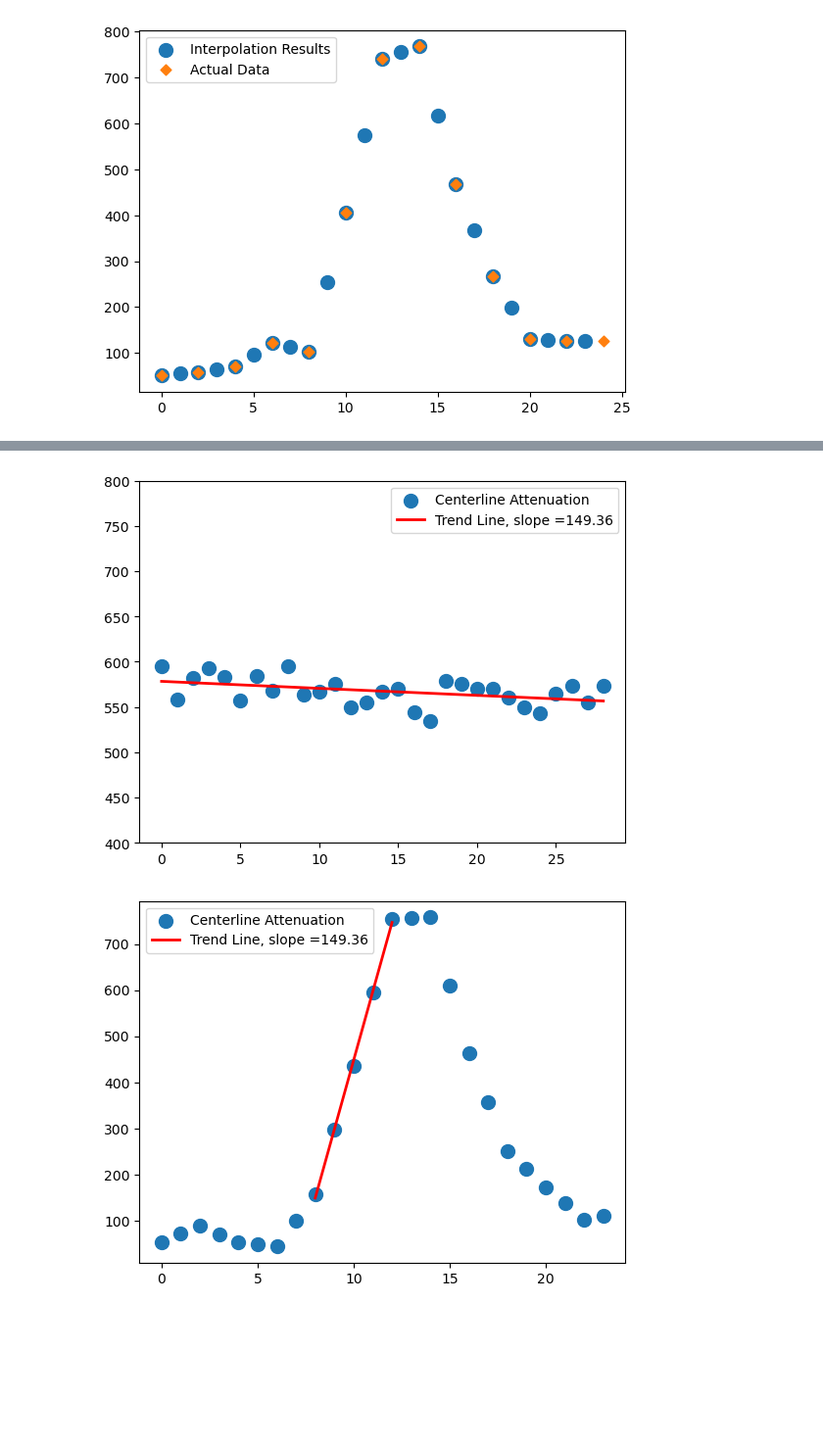
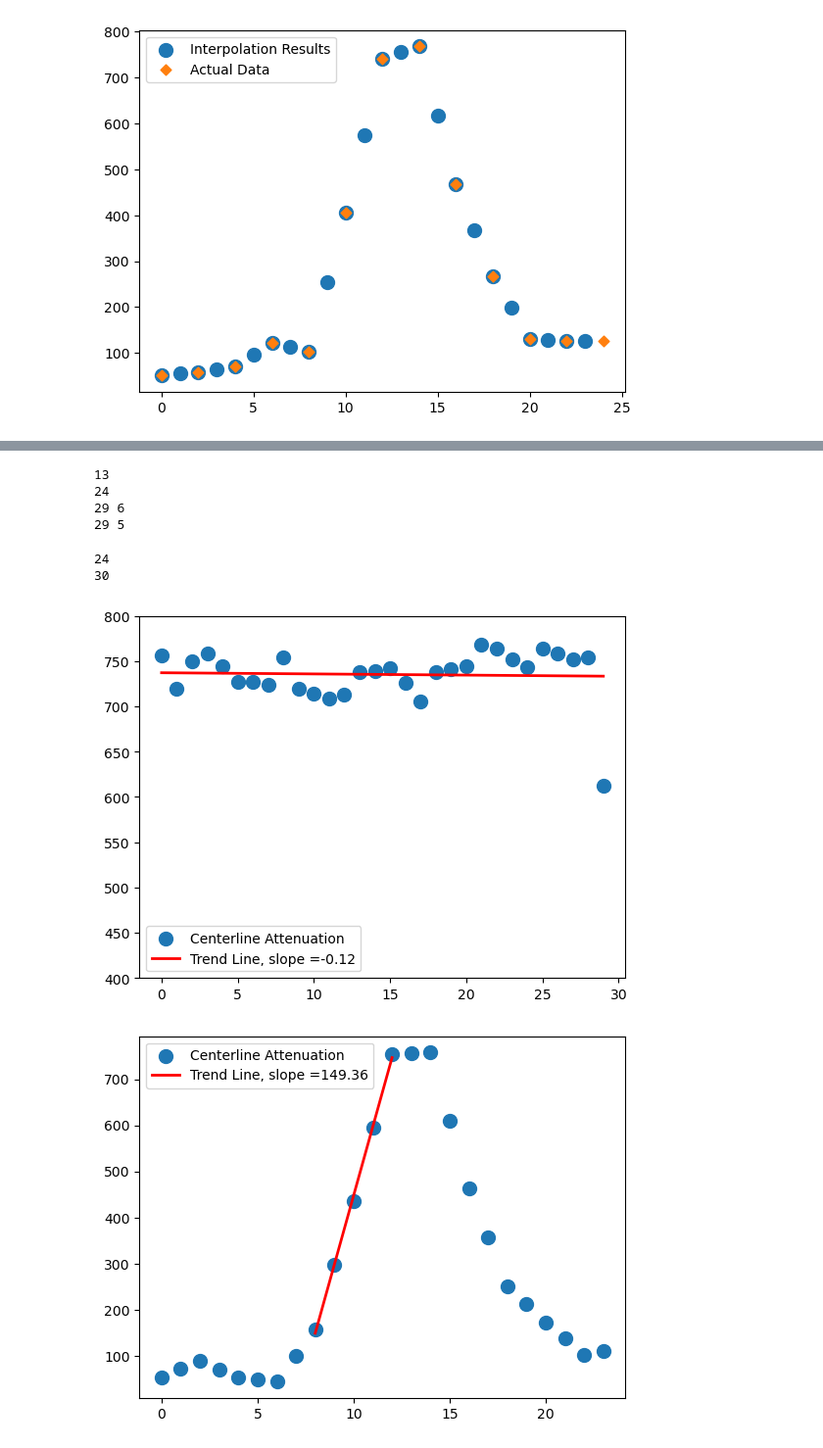
Before and after one commit to aseresti/ContrastDispersion, a Jupyter notebook: scripts/TestAutoPipeline.ipynb, the cells around one changed output, grey strips where cells are left out. Shown: that part at 98% size. Cells and saved outputs as stored; diff of their text form; code cells hidden in the pictures; blank space fills up the shorter version.

```diff
--- a/scripts/TestAutoPipeline.ipynb
+++ b/scripts/TestAutoPipeline.ipynb
@@ -454,9 +454,9 @@ for idx in indeces_u:
     tac[-1] = cross_section_mean_array[-1]
 
     if leading:
-        UpperMeanArrays[idx] = tac[1:]
+        UpperMeanArrays[cumulative_distance[idx]] = tac[1:]
     else:
-        UpperMeanArrays[idx] = tac[:-1]
+        UpperMeanArrays[cumulative_distance[idx]] = tac[:-1]
 # %%
 count = [i for i in range(len(tac) - 1)]
 plt.figure()
@@ -485,14 +485,16 @@ for idx in indeces_l:
         cross_section_mean_array.append(np.mean(vtk_to_numpy(inner_section_.GetPointData().GetArray(ScalarArrayName))))
 
     # add interpolation— then remove the element based on leading/lagging and store it in the dict
+    print(len(cross_section_mean_array))
     tac = np.empty(2*len(cross_section_mean_array) - 1)
     for i in range(len(cross_section_mean_array) - 1):
         tac[2*i] = cross_section_mean_array[i]
         tac[2*i+1] = (cross_section_mean_array[i] + cross_section_mean_array[i+1])/2
 
     tac[-1] = cross_section_mean_array[-1]
+    print(len(tac))
 
     if leading:
-        UpperMeanArrays[key] = tac[:-1]
+        LowerMeanArrays[cumulative_distance[len(centerline_upper_points) + idx]] = tac[:-1]
     else:
-        UpperMeanArrays[key] = tac[1:]
+        LowerMeanArrays[cumulative_distance[len(centerline_upper_points) + idx]] = tac[1:]
@@ -499,24 +514,40 @@ for idx in indeces_l:
 # %%
 # todo: is there an algorithm that could detect the upslope?
+# %%
+print(len(LowerMesh.keys()))
+print(len(LowerMeanArrays[list(LowerMeanArrays.keys())[0]]))
+print(len(indeces_u), len(indeces_l))
+print(len(UpperMeanArrays), len(LowerMeanArrays))
+# %% [output]
+13
+24
+29 6
+29 5
 # %%
+sample_time = 13 # the time point when the spatial attenuation is extracted.
+
 SpatialArray = []
 for _, array in UpperMeanArrays.items():
-    SpatialArray.append(array[11])
-for array in LowerMeanArrays:
-    SpatialArray.append(array[11])
+    SpatialArray.append(array[sample_time])
+for _, array in LowerMeanArrays.items():
+    print(len(array))
+    SpatialArray.append(array[sample_time])
 
 count = [i for i in range(len(SpatialArray))]
+print(len(count))
 plt.figure()
 plt.scatter(count, SpatialArray, marker = 'o', s = 100, label = "Centerline Attenuation")
 x_fit = np.linspace(min(count), max(count), 100).reshape(-1,1)
 slope_s, intercept, _, _, _ = linregress(count, SpatialArray)
 y_fit = slope_s * x_fit + intercept
-plt.plot(x_fit, y_fit, 'r-', linewidth=2, label= f"Trend Line, slope ={int(slope*100)/100}")
+plt.plot(x_fit, y_fit, 'r-', linewidth=2, label= f"Trend Line, slope ={int(slope_s*100)/100}")
 plt.ylim([400, 800])
 plt.legend()
 plt.show()
 # %% [output]
+24
+30
-[figure, old version]
+[figure, new version]
 # %%
 upslope_begins = 8
 upslope_ends = 13
```
Also changed, not shown: parts of 3 cells of this notebook.
